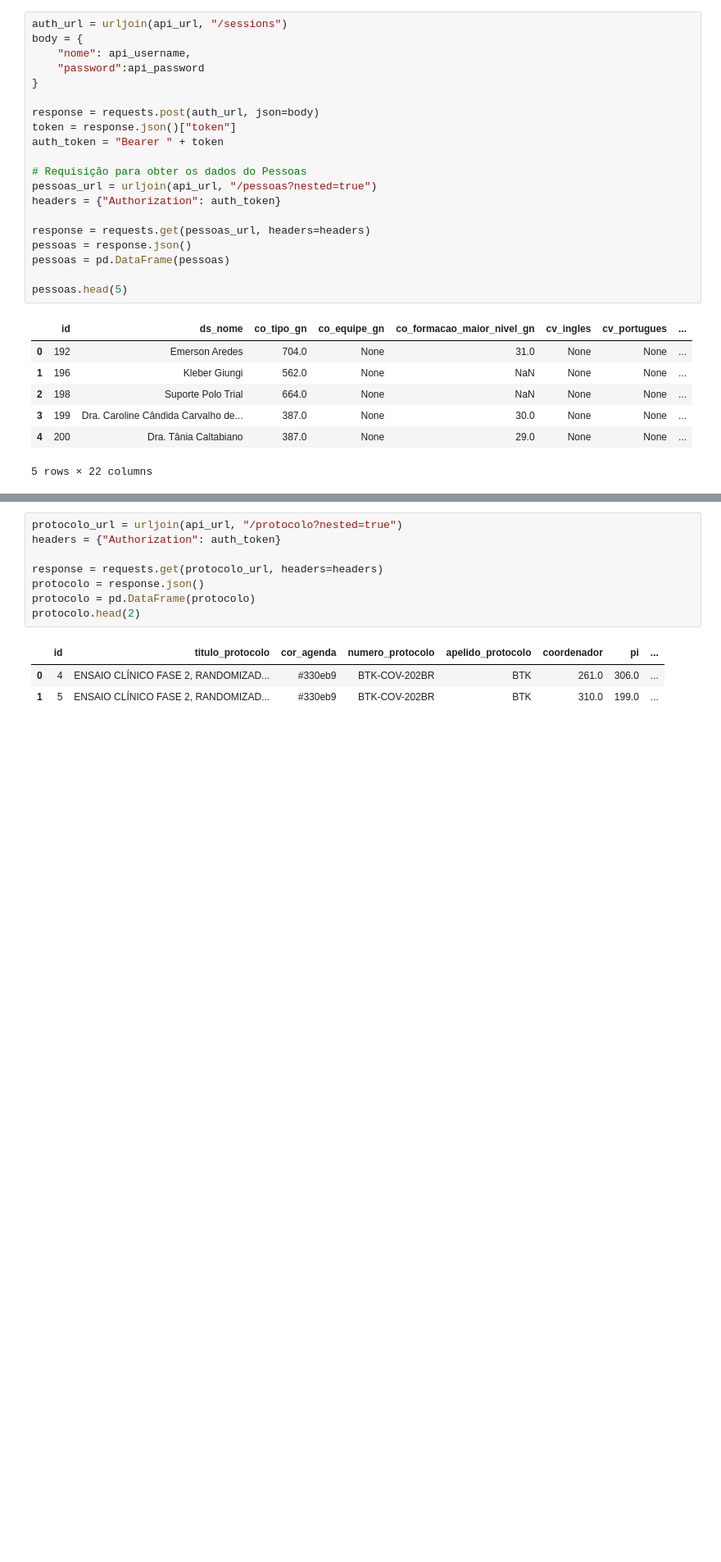
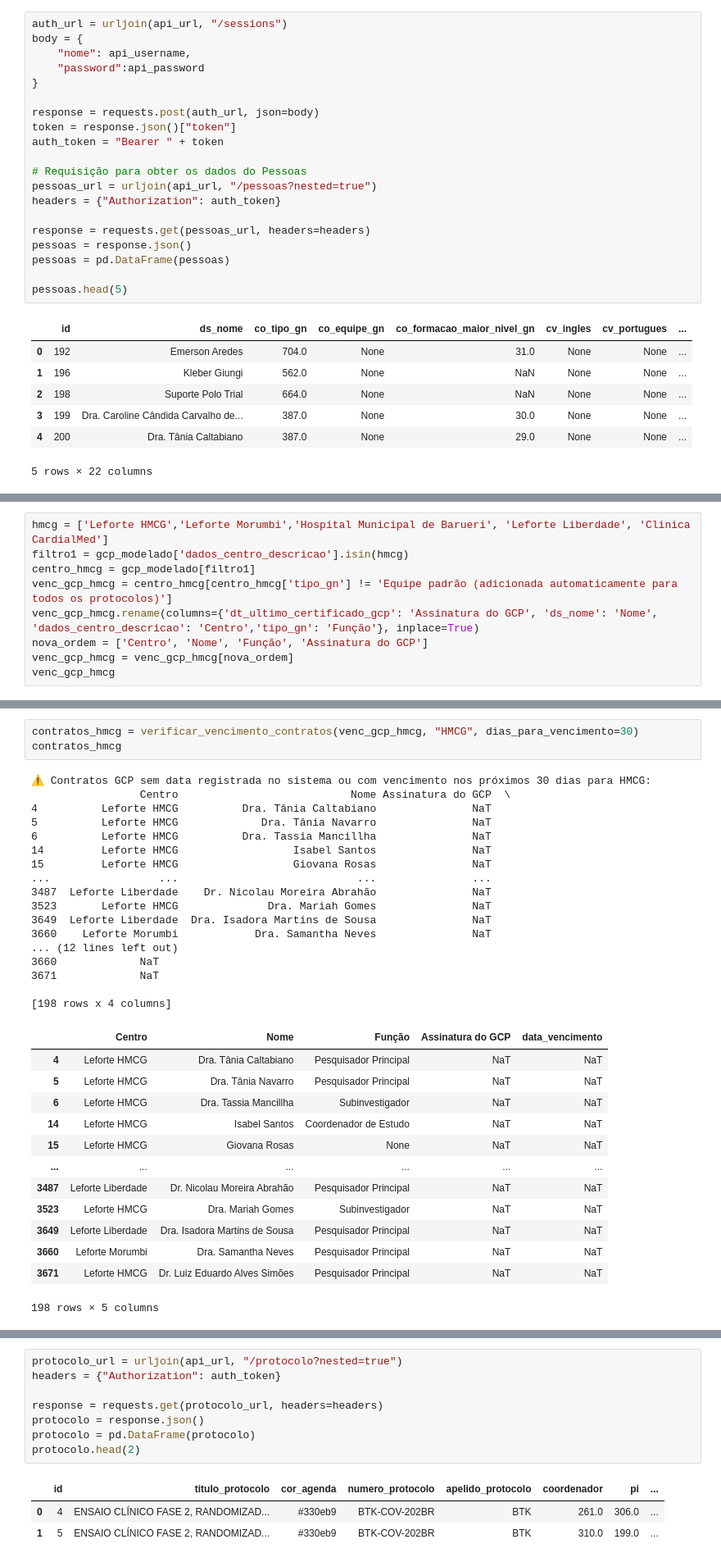
Before and after one commit to tisvri/push_campo, a Jupyter notebook: push_campo.ipynb, the cells around one changed output, grey strips where cells are left out. Shown at 82% size. Drawn from its saved outputs; the diff is of its cells as text; blank space fills up the shorter version.

```diff
--- a/push_campo.ipynb
+++ b/push_campo.ipynb
@@ -63,0 +89,9 @@ pessoas.head(5)
+# %%
+hmcg = ['Leforte HMCG','Leforte Morumbi','Hospital Municipal de Barueri', 'Leforte Liberdade', 'Clinica CardialMed']
+filtro1 = gcp_modelado['dados_centro_descricao'].isin(hmcg)
+centro_hmcg = gcp_modelado[filtro1]
+venc_gcp_hmcg = centro_hmcg[centro_hmcg['tipo_gn'] != 'Equipe padrão (adicionada automaticamente para todos os protocolos)']
+venc_gcp_hmcg.rename(columns={'dt_ultimo_certificado_gcp': 'Assinatura do GCP', 'ds_nome': 'Nome', 'dados_centro_descricao': 'Centro','tipo_gn': 'Função'}, inplace=True)
+nova_ordem = ['Centro', 'Nome', 'Função', 'Assinatura do GCP']
+venc_gcp_hmcg = venc_gcp_hmcg[nova_ordem]
+venc_gcp_hmcg
@@ -63,0 +248,34 @@ pessoas.head(5)
+# %%
+contratos_hmcg = verificar_vencimento_contratos(venc_gcp_hmcg, "HMCG", dias_para_vencimento=30)
+contratos_hmcg
+# %% [output]
+⚠️ Contratos GCP sem data registrada no sistema ou com vencimento nos próximos 30 dias para HMCG:
+                 Centro                           Nome Assinatura do GCP  \
+4          Leforte HMCG          Dra. Tânia Caltabiano               NaT
+5          Leforte HMCG             Dra. Tânia Navarro               NaT
+6          Leforte HMCG          Dra. Tassia Mancillha               NaT
+14         Leforte HMCG                  Isabel Santos               NaT
+15         Leforte HMCG                  Giovana Rosas               NaT
+...                 ...                            ...               ...
+3487  Leforte Liberdade    Dr. Nicolau Moreira Abrahão               NaT
+3523       Leforte HMCG              Dra. Mariah Gomes               NaT
+3649  Leforte Liberdade  Dra. Isadora Martins de Sousa               NaT
+3660    Leforte Morumbi            Dra. Samantha Neves               NaT
+... (12 lines left out)
+3660             NaT
+3671             NaT
+
+[198 rows x 4 columns]
+|  | Centro | Nome | Função | Assinatura do GCP | data_vencimento |
+| 4 | Leforte HMCG | Dra. Tânia Caltabiano | Pesquisador Principal | NaT | NaT |
+| 5 | Leforte HMCG | Dra. Tânia Navarro | Pesquisador Principal | NaT | NaT |
+| 6 | Leforte HMCG | Dra. Tassia Mancillha | Subinvestigador | NaT | NaT |
+| 14 | Leforte HMCG | Isabel Santos | Coordenador de Estudo | NaT | NaT |
+| 15 | Leforte HMCG | Giovana Rosas | None | NaT | NaT |
+| ... | ... | ... | ... | ... | ... |
+| 3487 | Leforte Liberdade | Dr. Nicolau Moreira Abrahão | Pesquisador Principal | NaT | NaT |
+| 3523 | Leforte HMCG | Dra. Mariah Gomes | Subinvestigador | NaT | NaT |
+| 3649 | Leforte Liberdade | Dra. Isadora Martins de Sousa | Pesquisador Principal | NaT | NaT |
+| 3660 | Leforte Morumbi | Dra. Samantha Neves | Pesquisador Principal | NaT | NaT |
+| 3671 | Leforte HMCG | Dr. Luiz Eduardo Alves Simões | Pesquisador Principal | NaT | NaT |
+198 rows × 5 columns
```
Also changed, not shown: parts of 42 cells of this notebook.
